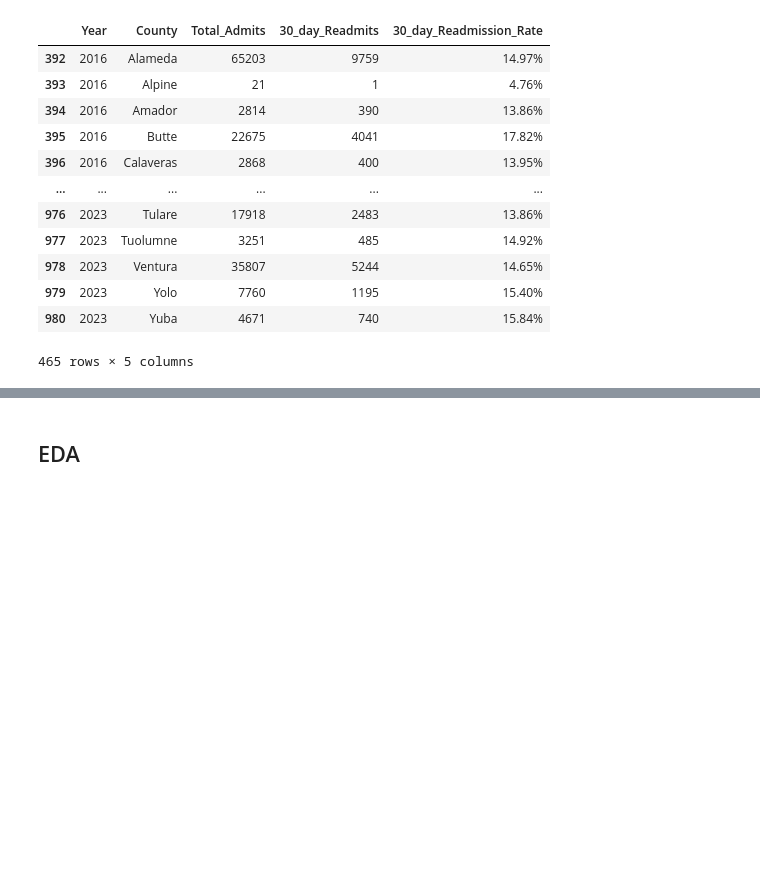
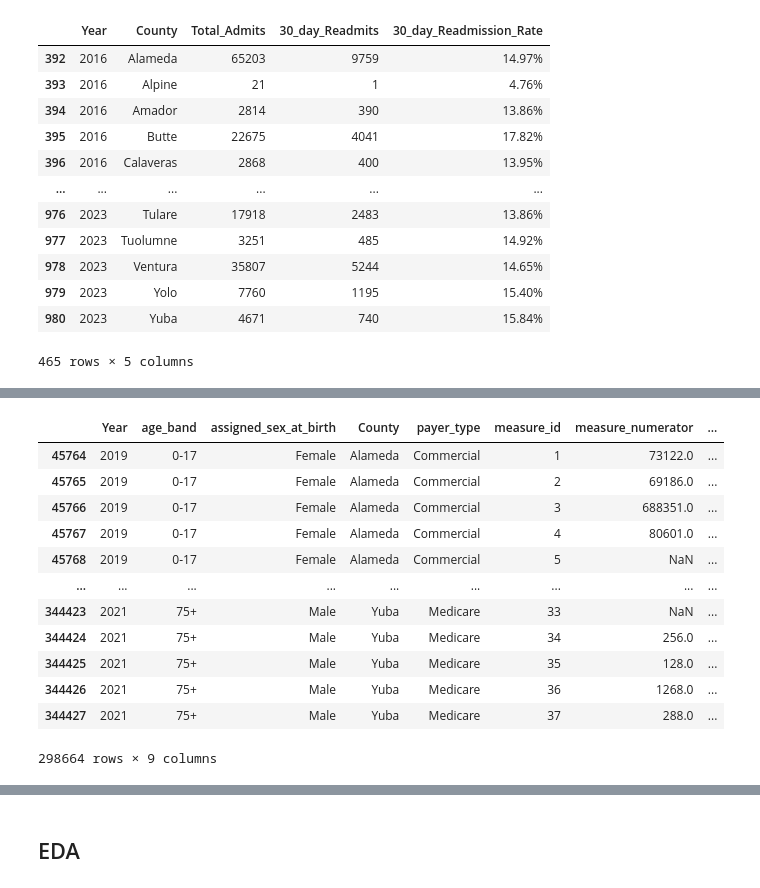
Before and after one commit to yoykyL/CPSC368_Research, a Jupyter notebook: DataCleaning_EDA.ipynb, the cells around one changed output, grey strips where cells are left out. Cells and saved outputs as stored; diff of their text form; code cells hidden in the pictures; blank space fills up the shorter version.

```diff
--- a/DataCleaning_EDA.ipynb
+++ b/DataCleaning_EDA.ipynb
@@ -124,0 +145,3 @@ cleaned_primary.to_csv('data/cleaned_data/primary.csv', index=False)
+# %%
+measures = pd.read_csv("data/measures-data-refresh2024.csv")
+measures.head()
@@ -124,0 +194,5 @@ cleaned_primary.to_csv('data/cleaned_data/primary.csv', index=False)
+# %%
+drop_columns = ["county_name_plus_spa", "covered_california_region", "suppression_ind"]
+measures = measures[measures["reporting_year"].isin([2019, 2020, 2021])]
+measures = measures.drop(columns=drop_columns)
+measures
@@ -124,0 +213,18 @@ cleaned_primary.to_csv('data/cleaned_data/primary.csv', index=False)
+# %%
+measures_new_column_names = {"reporting_year": "Year", "county_name": "County"}
+measures = measures.rename(columns=measures_new_column_names)
+measures
+# %% [output]
+|  | Year | age_band | assigned_sex_at_birth | County | payer_type | measure_id | measure_numerator | ... |
+| 45764 | 2019 | 0-17 | Female | Alameda | Commercial | 1 | 73122.0 | ... |
+| 45765 | 2019 | 0-17 | Female | Alameda | Commercial | 2 | 69186.0 | ... |
+| 45766 | 2019 | 0-17 | Female | Alameda | Commercial | 3 | 688351.0 | ... |
+| 45767 | 2019 | 0-17 | Female | Alameda | Commercial | 4 | 80601.0 | ... |
+| 45768 | 2019 | 0-17 | Female | Alameda | Commercial | 5 | NaN | ... |
+| ... | ... | ... | ... | ... | ... | ... | ... | ... |
+| 344423 | 2021 | 75+ | Male | Yuba | Medicare | 33 | NaN | ... |
+| 344424 | 2021 | 75+ | Male | Yuba | Medicare | 34 | 256.0 | ... |
+| 344425 | 2021 | 75+ | Male | Yuba | Medicare | 35 | 128.0 | ... |
+| 344426 | 2021 | 75+ | Male | Yuba | Medicare | 36 | 1268.0 | ... |
+| 344427 | 2021 | 75+ | Male | Yuba | Medicare | 37 | 288.0 | ... |
+298664 rows × 9 columns
```
Also changed, not shown: parts of 33 cells of this notebook, 2 other files.
